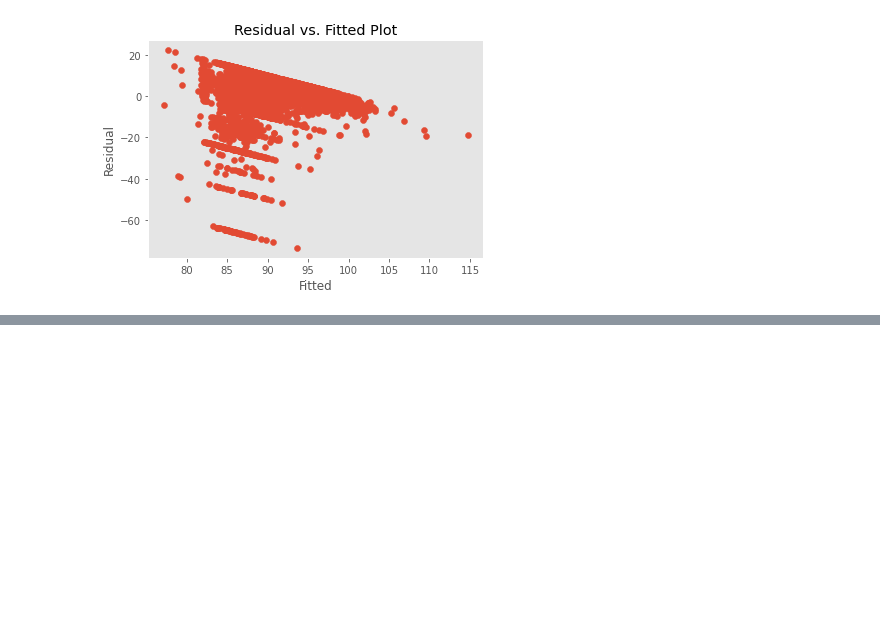
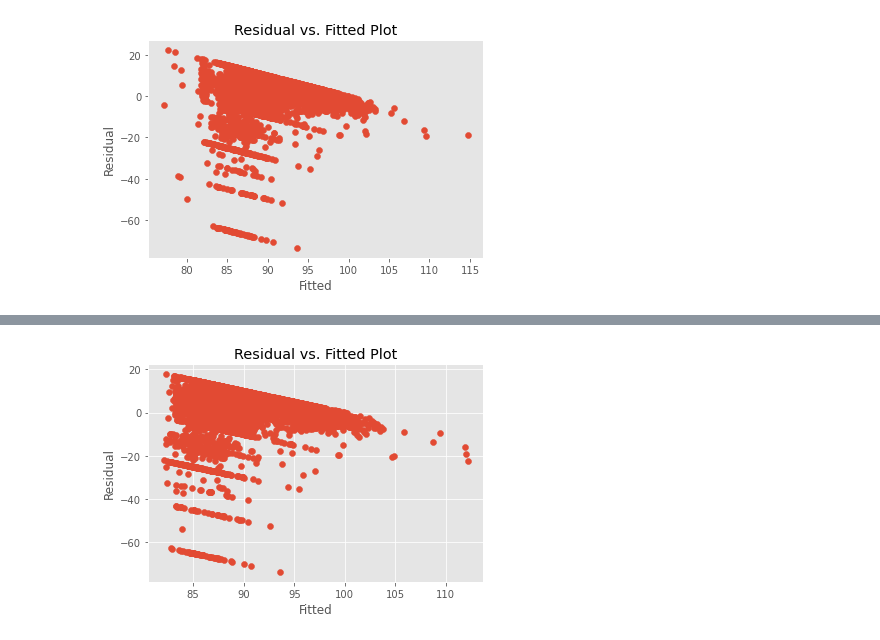
Before and after one commit to Jiawei997/qm, a Jupyter notebook: VIF-regression.ipynb, the cells around one changed output, grey strips where cells are left out. Saved outputs shown, nothing was run; the diff lists cells and outputs as text; code cells hidden in the pictures; blank space fills up the shorter version.

```diff
--- a/VIF-regression.ipynb
+++ b/VIF-regression.ipynb
@@ -464,3 +466,9 @@ plt.title('Residual vs. Fitted Plot')
 plt.show()
 # %% [output]
 [figure]
+# %%
+refine_fields=['host_about','host_response_rate','amenities', 'price','minimum_nights','number_of_reviews',
+            'review_scores_rating','host_is_superhost']
+# %%
+df3=pd.read_csv('data_cleaning.csv', usecols=refine_fields)
+df3.info()
@@ -466,0 +491,12 @@ plt.show()
+# %%
+# Selecting model
+import statsmodels.formula.api as smf
+from statsmodels.iolib.summary2 import summary_col
+# df.info()
+# df.describe()
+# df.columns.values
+mod3 = sm.formula.ols('''review_scores_rating ~ host_about + host_response_rate + amenities + price+ minimum_nights + number_of_reviews
++ host_is_superhost''', df3)
+res3 = mod3.fit()
+#model_case_annual_policies.summary()
+print(res3.summary())
@@ -466,0 +521,9 @@ plt.show()
+# %%
+plt.scatter(res3.fittedvalues, res3.resid)
+# adding title and labels
+plt.xlabel('Fitted')
+plt.ylabel('Residual')
+plt.title('Residual vs. Fitted Plot')
+plt.show()
+# %% [output]
+[figure, added]
```
Also changed, not shown: parts of 3 cells of this notebook.
